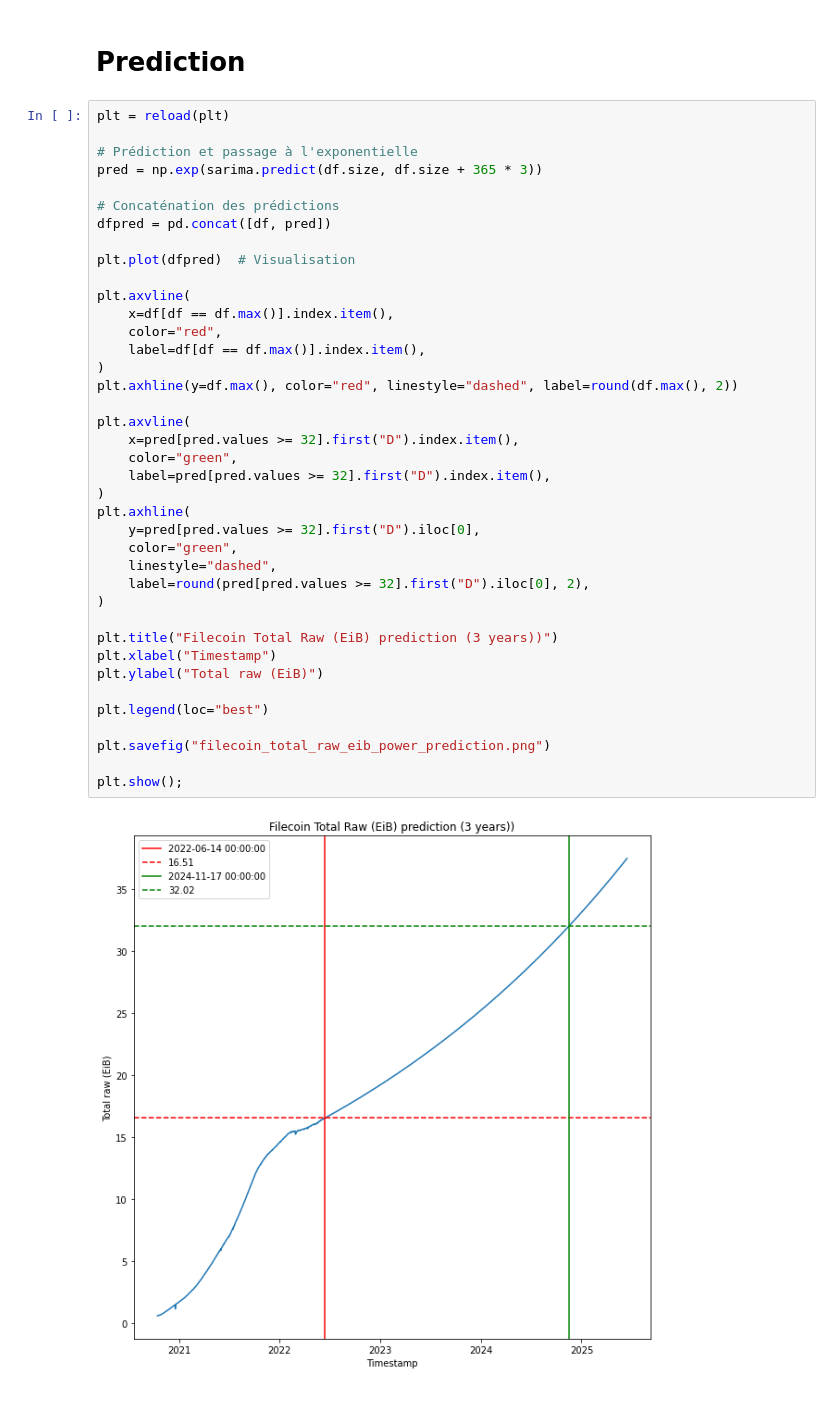
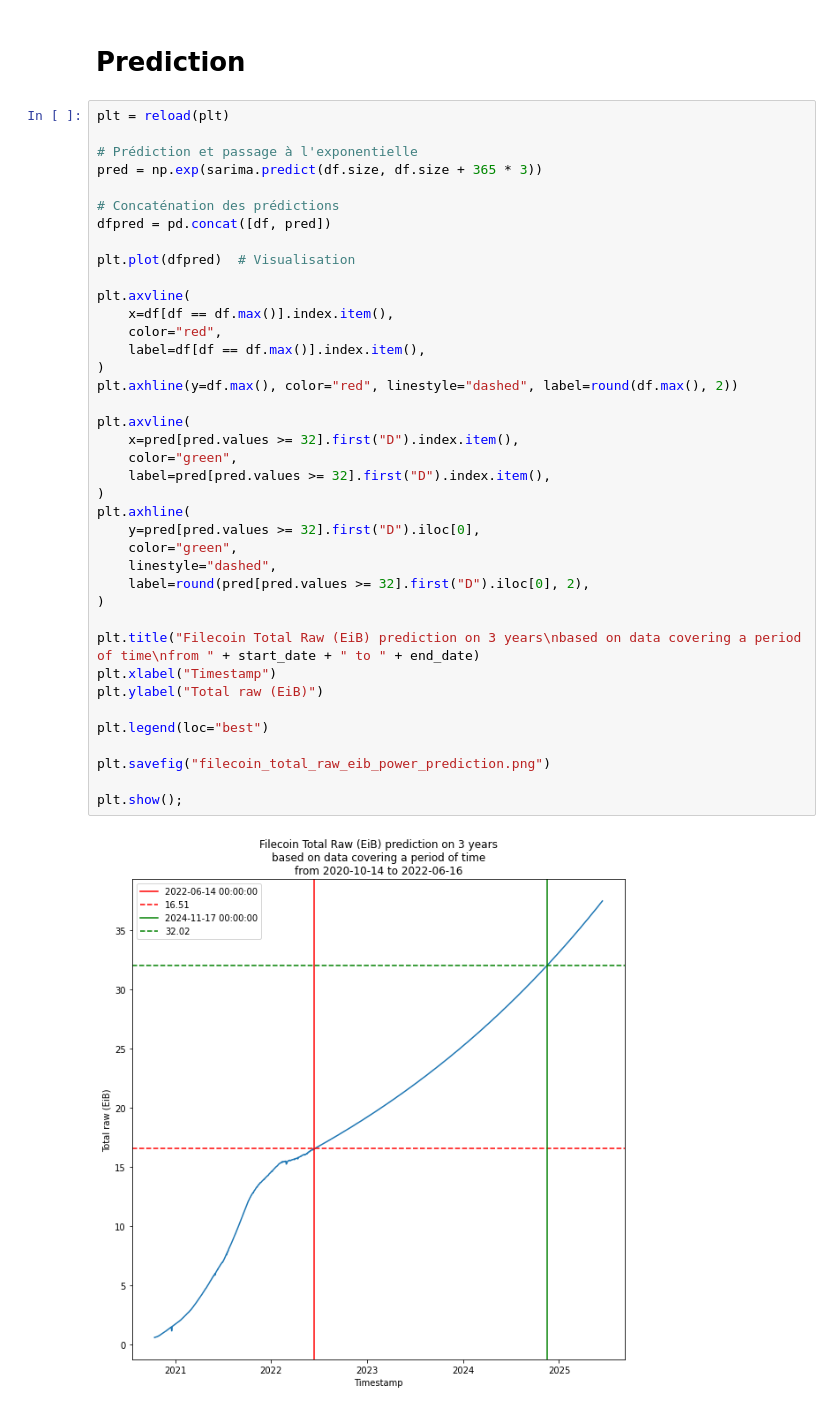
Before and after one commit to romainvaltier/filecoin_total_raw_eib_power_prediction, a Jupyter notebook: notebook.ipynb, the cells around one changed output. Drawn from its saved outputs; the diff is of its cells as text.

Commit message:
Prediction based on dataset from 2020-10-14 to 2022-06-15

```diff
--- a/notebook.ipynb
+++ b/notebook.ipynb
@@ -188,32 +169,32 @@ dfpred = pd.concat([df, pred])
 plt.plot(dfpred)  # Visualisation
 
 plt.axvline(
     x=df[df == df.max()].index.item(),
     color="red",
     label=df[df == df.max()].index.item(),
 )
 plt.axhline(y=df.max(), color="red", linestyle="dashed", label=round(df.max(), 2))
 
 plt.axvline(
     x=pred[pred.values >= 32].first("D").index.item(),
     color="green",
     label=pred[pred.values >= 32].first("D").index.item(),
 )
 plt.axhline(
     y=pred[pred.values >= 32].first("D").iloc[0],
     color="green",
     linestyle="dashed",
     label=round(pred[pred.values >= 32].first("D").iloc[0], 2),
 )
 
-plt.title("Filecoin Total Raw (EiB) prediction (3 years))")
+plt.title("Filecoin Total Raw (EiB) prediction on 3 years\nbased on data covering a period of time\nfrom " + start_date + " to " + end_date)
 plt.xlabel("Timestamp")
 plt.ylabel("Total raw (EiB)")
 
 plt.legend(loc="best")
 
 plt.savefig("filecoin_total_raw_eib_power_prediction.png")
 
 plt.show();
 # %% [output]
-[figure, old version]
+[figure, new version]
```
Also changed, not shown: parts of 2 cells of this notebook.
